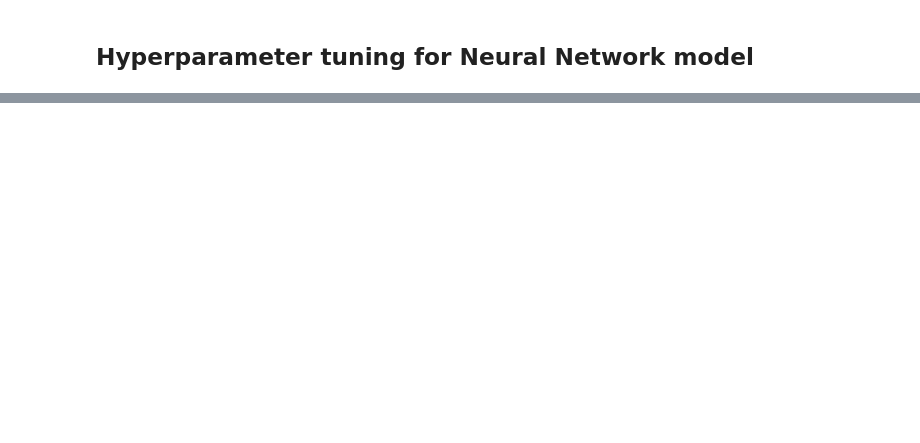
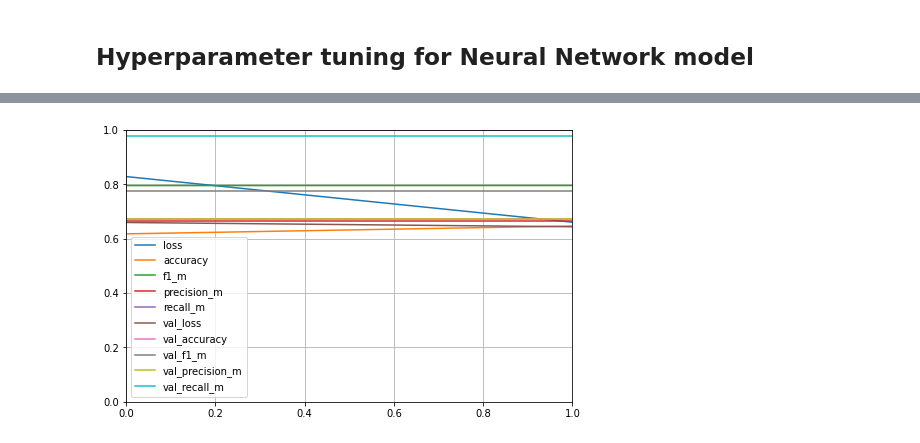
Before and after one commit to s-feinstein/AI4Code, a Jupyter notebook: G2Net.ipynb, the cells around one changed output, grey strips where cells are left out. Saved outputs shown, nothing was run; the diff lists cells and outputs as text; code cells hidden in the pictures; blank space fills up the shorter version.

```diff
--- a/G2Net.ipynb
+++ b/G2Net.ipynb
@@ -887,0 +990,34 @@ NameError: name 'aug_train' is not defined
+# %%
+import tensorflow as tf
+from tensorflow import keras  # tf.keras
+from keras.metrics import Precision, Recall
+import matplotlib as mpl
+import matplotlib.pyplot as plt
+
+nn_clf = keras.models.Sequential([
+    keras.layers.Flatten(input_shape=[46080]),
+    keras.layers.Dense(32, activation="relu"),
+    keras.layers.Dropout(0.2),
+    keras.layers.Dense(32, activation="relu"),
+    keras.layers.Dense(32, activation="relu"),
+    keras.layers.Dense(2, activation="softmax")
+])
+
+nn_clf.compile(optimizer=keras.optimizers.Adam(learning_rate=1e-3),
+                  loss=keras.losses.SparseCategoricalCrossentropy(),
+                  metrics=["accuracy", f1_m, precision_m, recall_m])
+
+# Round 1
+history = nn_clf.fit(aug_train.augData, aug_train.augLabels, epochs=10,
+                    validation_data=(aug_test.augData, aug_test.augLabels))
+
+nn_clf.evaluate(aug_test.augData, aug_test.augLabels)
+
+def plot_learning_curves(history):
+    pd.DataFrame(history.history).plot(figsize=(8, 5))
+    plt.grid(True)
+    plt.gca().set_xlim(0, 1)
+    plt.gca().set_ylim(0, 1)
+    plt.show()
+plot_learning_curves(history)
+# %% [output]
@@ -887,0 +1041 @@ NameError: name 'aug_train' is not defined
+[figure, added]
```
Also changed, not shown: parts of 6 cells of this notebook.
